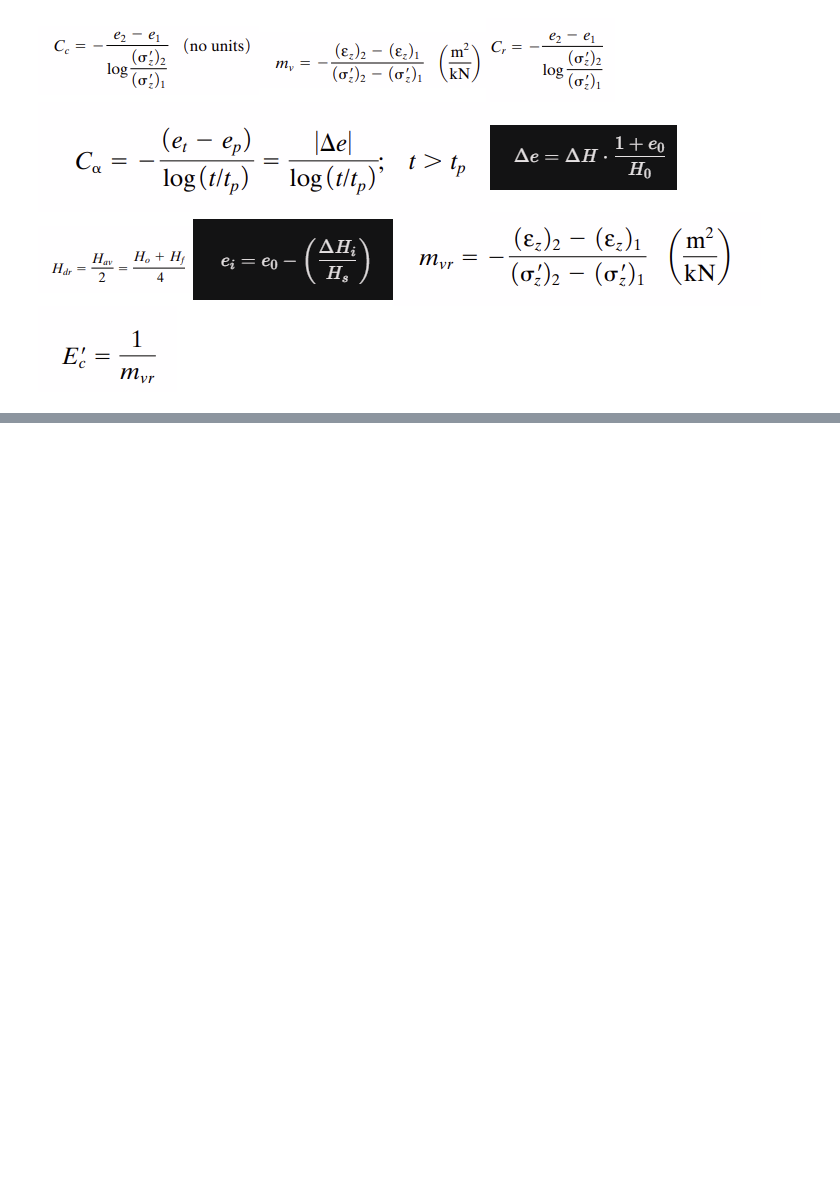
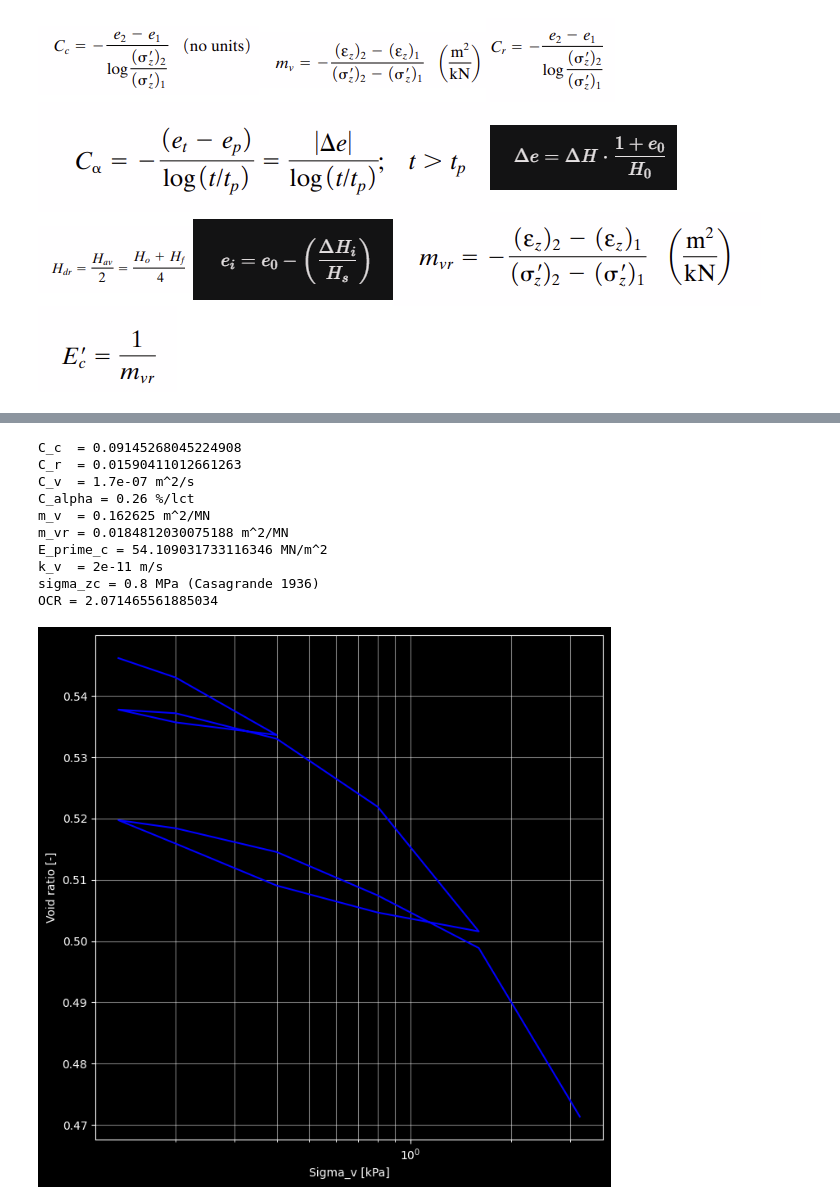
Before and after one commit to kblokh22/The-Excitation-and-Foundation-of-Marine-Structures, a Jupyter notebook: Geo/Incremental Loading Oedometer Test/ILO-04.ipynb, the cells around one changed output, grey strips where cells are left out. Saved outputs shown, nothing was run; the diff lists cells and outputs as text; code cells hidden in the pictures; blank space fills up the shorter version.

```diff
--- a/Geo/Incremental Loading Oedometer Test/ILO-04.ipynb
+++ b/Geo/Incremental Loading Oedometer Test/ILO-04.ipynb
@@ -101 +87,76 @@ k_v  = 2e-11 m/s
 [figure]
+# %%
+e_02 = 0.560
+H2 = 0.03
+sigma_v2 = np.array([135,200,400,200,135,200,400,800,1600,800,400,200,135,200,400,800,1600,3200])*0.001
+t_min2 = np.array([1658, 2578, 1486, 1699, 1193, 263, 1108, 1461, 4418, 175, 175,1113,1408,1386,302,992,454,4108])
+varep_t2 = np.array([1.380,1.697,2.635,2.429,2.221,2.280,2.697,3.808,5.842,5.534,5.094,4.409,4.026,4.158,4.546,5.255,6.113,8.866])
+varep_t_deci2 = varep_t2/100
+
+C_alpha2 = np.array([0.01, 0.02, 0.02, 0.05, 0.14,0.26])
+
+c_v2 = np.array([1.5e-7, 1.7e-7, 1.7e-6, 6.6e-7, 1.5e-7, 1.7e-7])
+k_v2 = np.array([2.6e-10, 4.3e-11, 3.9e-10, 1.1e-10, 2.7e-11, 2.0e-11])
+
+Delta_H2 = H2 * varep_t_deci2
+H_i2 = H2-Delta_H2
+
+e_i2 = e_02 - (Delta_H2/H2)
+
+
+
+
+e_1600_32002 = e_i2[17]-e_i2[16]
+C_c2 = -(e_1600_32002/(np.log10(sigma_v2[17]/sigma_v2[16])))
+
+e_100_1600_r2 = e_i2[15]- e_i2[12]
+C_r2 = -(e_100_1600_r2/(np.log10(sigma_v2[15]/sigma_v2[12])))
+
+
+m_v2  = (varep_t_deci2[7]+varep_t_deci2[6])/(sigma_v2[7]-sigma_v2[6])
+m_vr2 = (varep_t_deci2[15]-varep_t_deci2[12])/(sigma_v2[15]-sigma_v2[12])
+
+E_prime_c2 = 1/m_vr2
+
+gamma_w = 0.010
+C_v2 = c_v2[-1]
+k_v2 = k_v2[-1]
+C_alpha2 = C_alpha2[-1]
+
+sigma_zc2 = 800/1000
+sigma_z2 = 19.31 * 0.02
+OCR2 = sigma_zc2/sigma_z2
+
+
+print(f"C_c  = {C_c2}")
+print(f"C_r  = {C_r2}")
+print(f"C_v  = {C_v2} m^2/s")
+print(f"C_alpha = {C_alpha2} %/lct")
+print(f"m_v  = {m_v2} m^2/MN")
+print(f"m_vr = {m_vr2} m^2/MN")
+print(f"E_prime_c = {E_prime_c2} MN/m^2")
+print(f"k_v  = {k_v2} m/s")
+print(f"sigma_zc = {sigma_zc2} MPa (Casagrande 1936)")
+print(f"OCR = {OCR2}")
+
+
+
+fig, ax = plt.subplots(figsize=(8, 8))
+plt.plot(sigma_v2,e_i2,'b-',label='e_i')
+ax.grid(visible=True, which="both", ls="-", alpha=0.5)
+ax.set_xscale('log')
+ax.set_xlabel('Sigma_v [kPa]')
+ax.set_ylabel('Void ratio [-]')
+plt.show()
+# %% [output]
+C_c  = 0.09145268045224908
+C_r  = 0.01590411012661263
+C_v  = 1.7e-07 m^2/s
+C_alpha = 0.26 %/lct
+m_v  = 0.162625 m^2/MN
+m_vr = 0.0184812030075188 m^2/MN
+E_prime_c = 54.109031733116346 MN/m^2
+k_v  = 2e-11 m/s
+sigma_zc = 0.8 MPa (Casagrande 1936)
+OCR = 2.071465561885034
+[figure, added]
```
Also changed, not shown: parts of 4 cells of this notebook.
